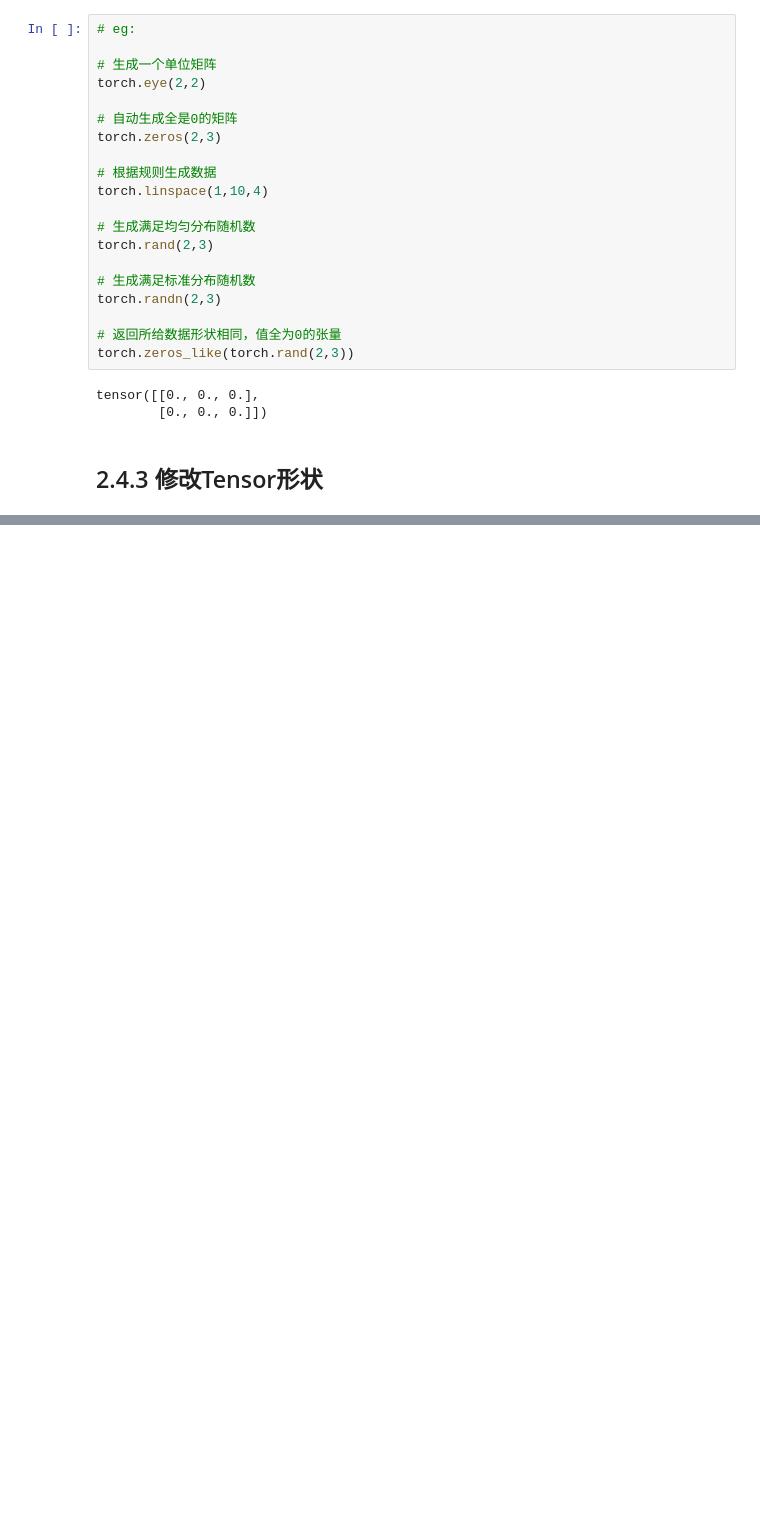
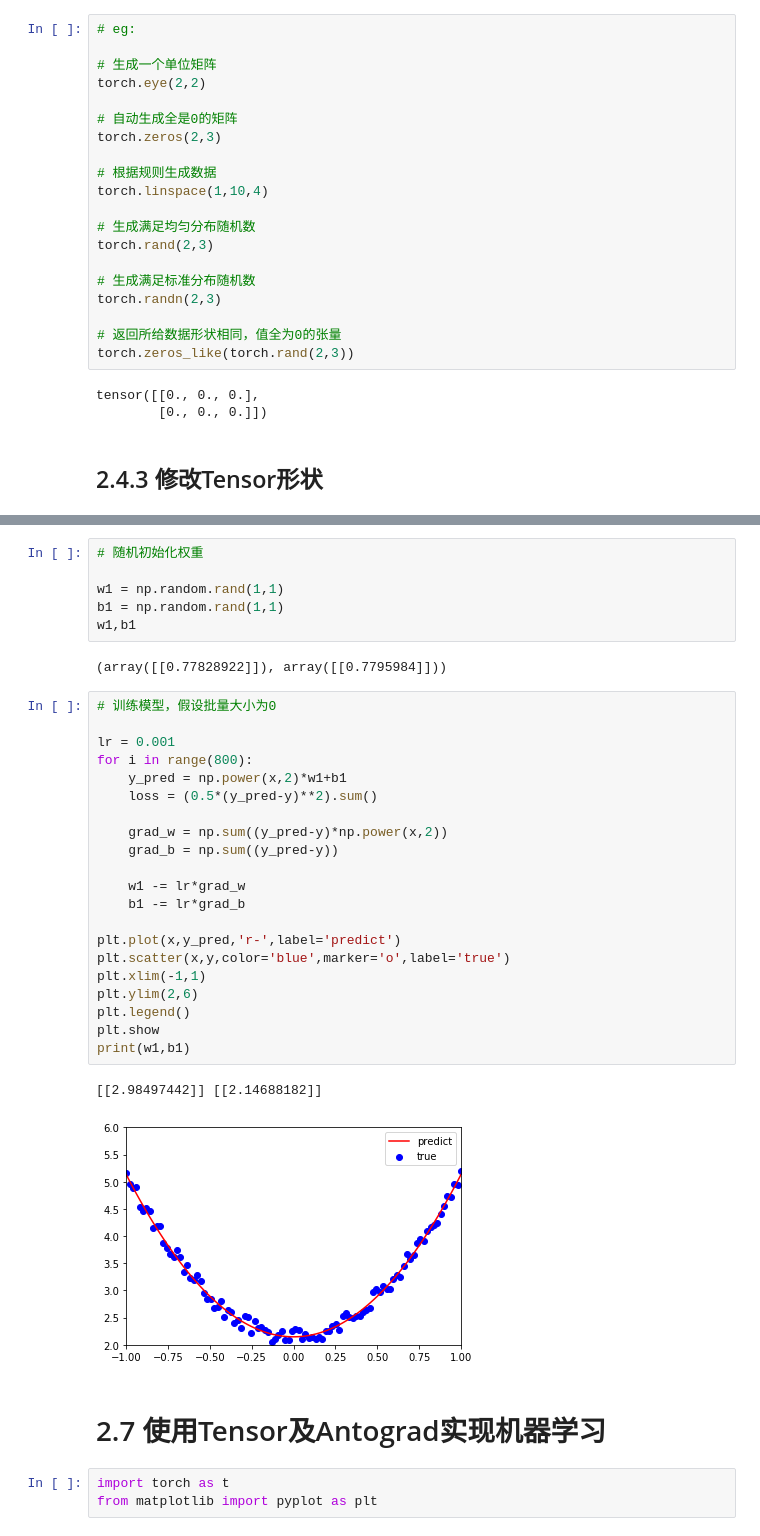
Before and after one commit to xieyipeng/DeepLearning, a Jupyter notebook: pytorch-scratch/ch02/pytorch-basic.ipynb, the cells around one changed output, grey strips where cells are left out. Cells and saved outputs as stored; diff of their text form; blank space fills up the shorter version.

```diff
--- a/pytorch-scratch/ch02/pytorch-basic.ipynb
+++ b/pytorch-scratch/ch02/pytorch-basic.ipynb
@@ -134,0 +461,37 @@ tensor([[0., 0., 0.],
+# %%
+# 随机初始化权重
+
+w1 = np.random.rand(1,1)
+b1 = np.random.rand(1,1)
+w1,b1
+# %% [output]
+(array([[0.77828922]]), array([[0.7795984]]))
+# %%
+# 训练模型，假设批量大小为0
+
+lr = 0.001
+for i in range(800):
+    y_pred = np.power(x,2)*w1+b1
+    loss = (0.5*(y_pred-y)**2).sum()
+
+    grad_w = np.sum((y_pred-y)*np.power(x,2))
+    grad_b = np.sum((y_pred-y))
+
+    w1 -= lr*grad_w
+    b1 -= lr*grad_b
+
+plt.plot(x,y_pred,'r-',label='predict')
+plt.scatter(x,y,color='blue',marker='o',label='true')
+plt.xlim(-1,1)
+plt.ylim(2,6)
+plt.legend()
+plt.show
+print(w1,b1)
+# %% [output]
+[[2.98497442]] [[2.14688182]]
+[figure, added]
+# %% [markdown]
+# 2.7 使用Tensor及Antograd实现机器学习
+# %%
+import torch as t
+from matplotlib import pyplot as plt
```
Also changed, not shown: parts of 26 cells of this notebook, 4 other files.
